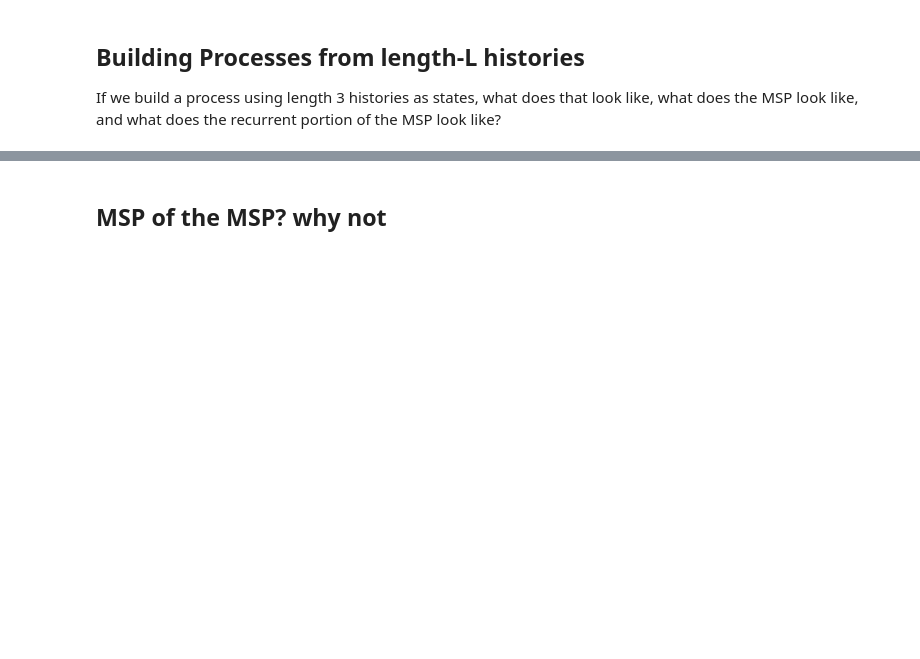
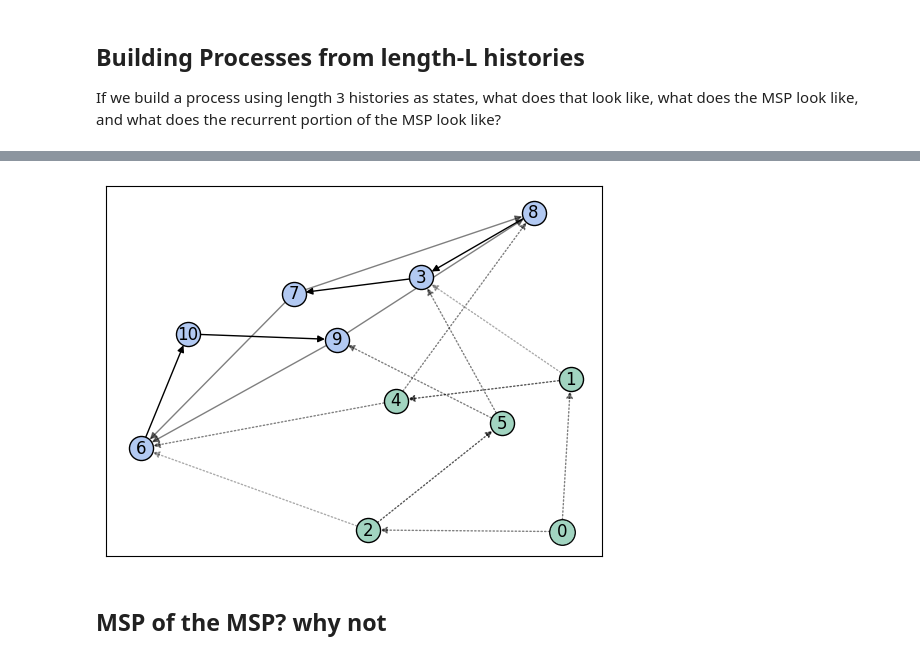
Before and after one commit to adamimos/epsilon-transformers, a Jupyter notebook: notebooks/ZeroOneRandom.ipynb, the cells around one changed output, grey strips where cells are left out. Saved outputs shown, nothing was run; the diff lists cells and outputs as text; code cells hidden in the pictures; blank space fills up the shorter version.

```diff
--- a/notebooks/ZeroOneRandom.ipynb
+++ b/notebooks/ZeroOneRandom.ipynb
@@ -155,3 +172,7 @@ the recurrent subgraph has this many states:  6  and looks like this:
+# %%
+visualize_graph(G_MSP, layout='spring', draw_edge_labels=False, draw_color=False, draw_mixed_state=True, pdf="zero_one_r_msp_length_2.pdf")
+# %% [output]
+[figure, added]
 # %% [markdown]
 ## MSP of the MSP? why not
 # %%
```
Also changed, not shown: parts of 10 cells of this notebook, 22 other files.
